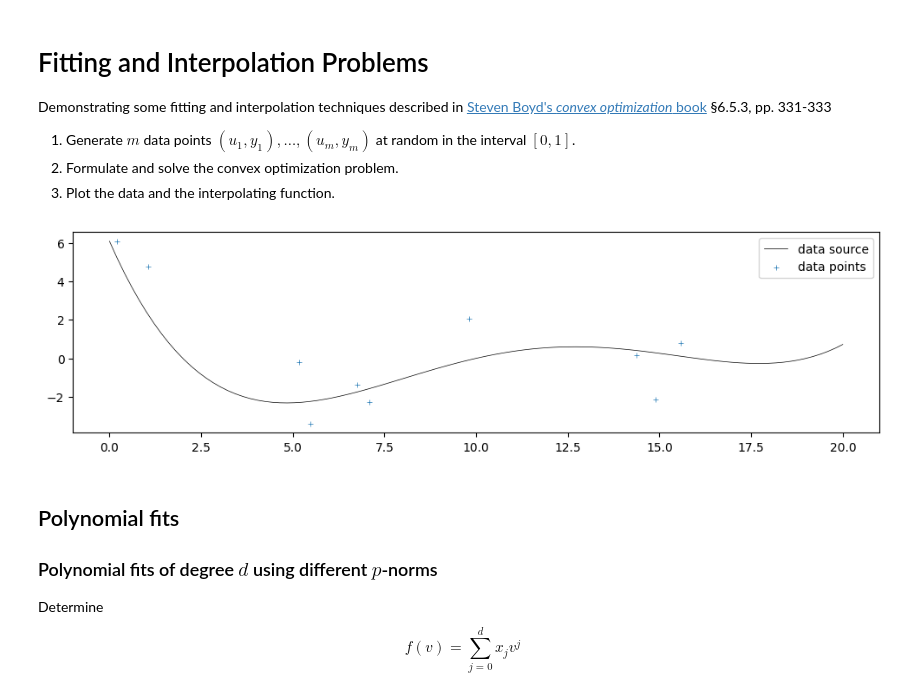
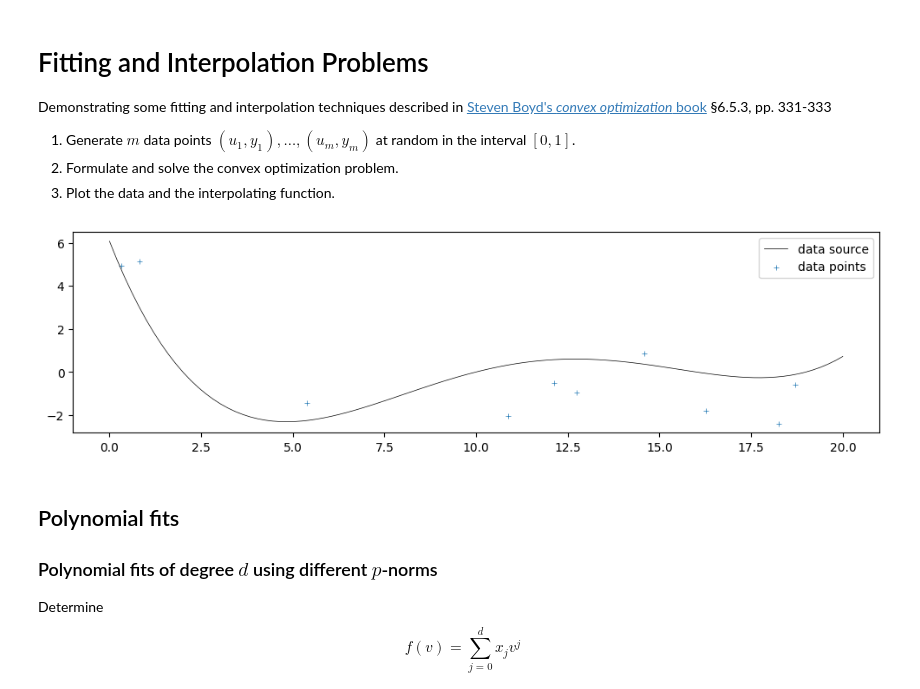
Before and after one commit to dhjnam/cvx-opt, a Jupyter notebook: 06_5_3_fitting_and_interpolation_problems.ipynb, the cells around one changed output. Saved outputs shown, nothing was run; the diff lists cells and outputs as text; code cells hidden in the pictures.

Commit message:
use random generator for reproducibility

```diff
--- a/06_5_3_fitting_and_interpolation_problems.ipynb
+++ b/06_5_3_fitting_and_interpolation_problems.ipynb
@@ -12,43 +12,44 @@ import cvxpy as cp
 import matplotlib.pyplot as plt
 
 # Generate m data points
+rng = np.random.default_rng(0)
 m = 10
 u_min, u_max = 0, 20
 u_length = u_max - u_min
-u = u_length * np.random.rand(m)
+u = u_length * rng.random(m)
 
 min_freq, max_freq = 3, 6
-coeffs = np.random.rand(2, max_freq)
+coeffs = rng.random((2, max_freq))
 f = lambda v: .001 * ( v - 2 ) * ( v - 10 ) * ( v - 16 ) * ( v - 19 )
 y_true = f(u)
 
 # min_freq, max_freq = 3, 6
-# coeffs = np.random.rand(2, max_freq)
+# coeffs = rng.random((2, max_freq))
 # f = lambda v: np.sum([
 #     2 / k * coeffs[0, k] * np.sin(2 * k * np.pi * v / u_length)
 #     for k in range(min_freq, max_freq)
 # ], axis=0) + np.sum([
 #     2 / k * coeffs[1, k] * np.cos(2 * k * np.pi * v / u_length)
 #     for k in range(min_freq, max_freq)
 # ], axis=0)
 # y_true = f(u)
 
 # noise_amplitude = .5
-# noise = noise_amplitude * np.max(np.abs(y_true)) * np.random.randn(m)
+# noise = noise_amplitude * np.max(np.abs(y_true)) * rng.normal(size=m)
 # y = y_true + noise
 
 noise_amplitude = .5
-noise = noise_amplitude * np.max(np.abs(y_true)) * np.random.randn(m)
+noise = noise_amplitude * np.max(np.abs(y_true)) * rng.normal(size=m)
 y = y_true + noise
 
 v = np.linspace(u_min, u_max, 100)
 fig, ax = plt.subplots(figsize=(12, 3))
 ax.plot(v, f(v), linewidth=.5, color='black', label='data source')
 ax.scatter(u, y, s=20, marker='+', linewidth=.5, label='data points')
 ax.legend()
 plt.show()
 # %% [output]
-[figure, old version]
+[figure, new version]
 # %% [markdown]
 ## Polynomial fits
 
```
Also changed, not shown: parts of 3 cells of this notebook.
